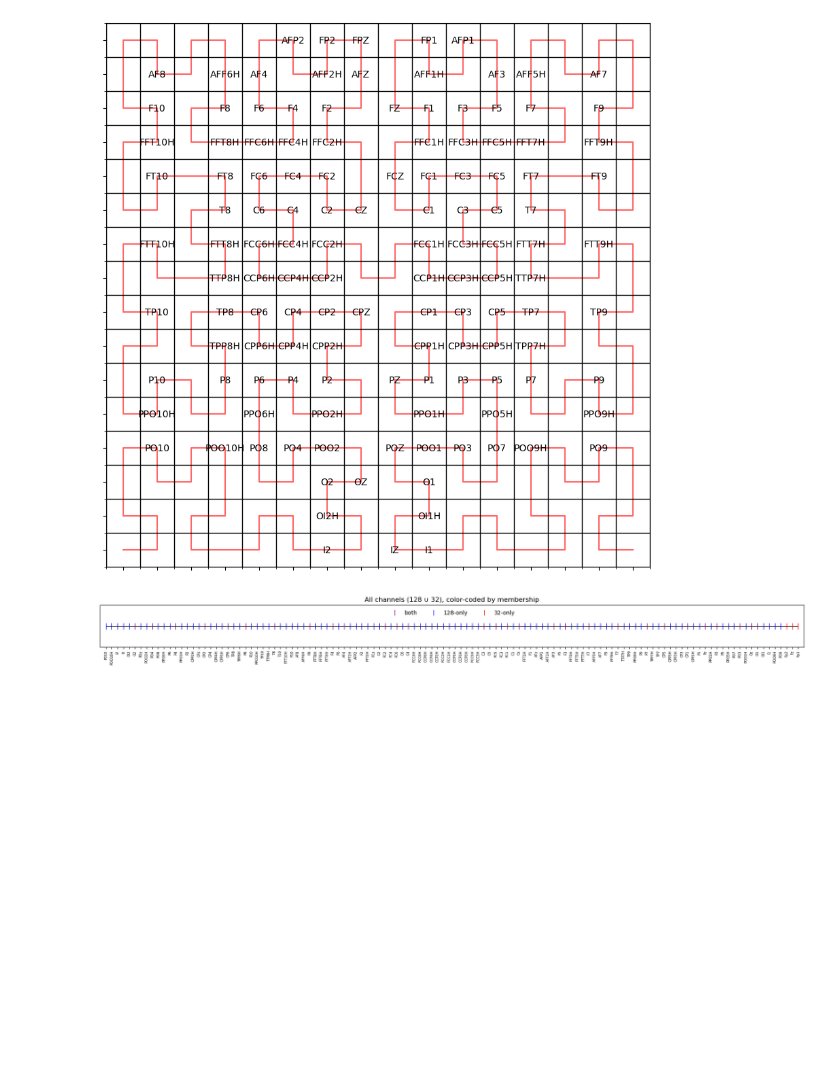
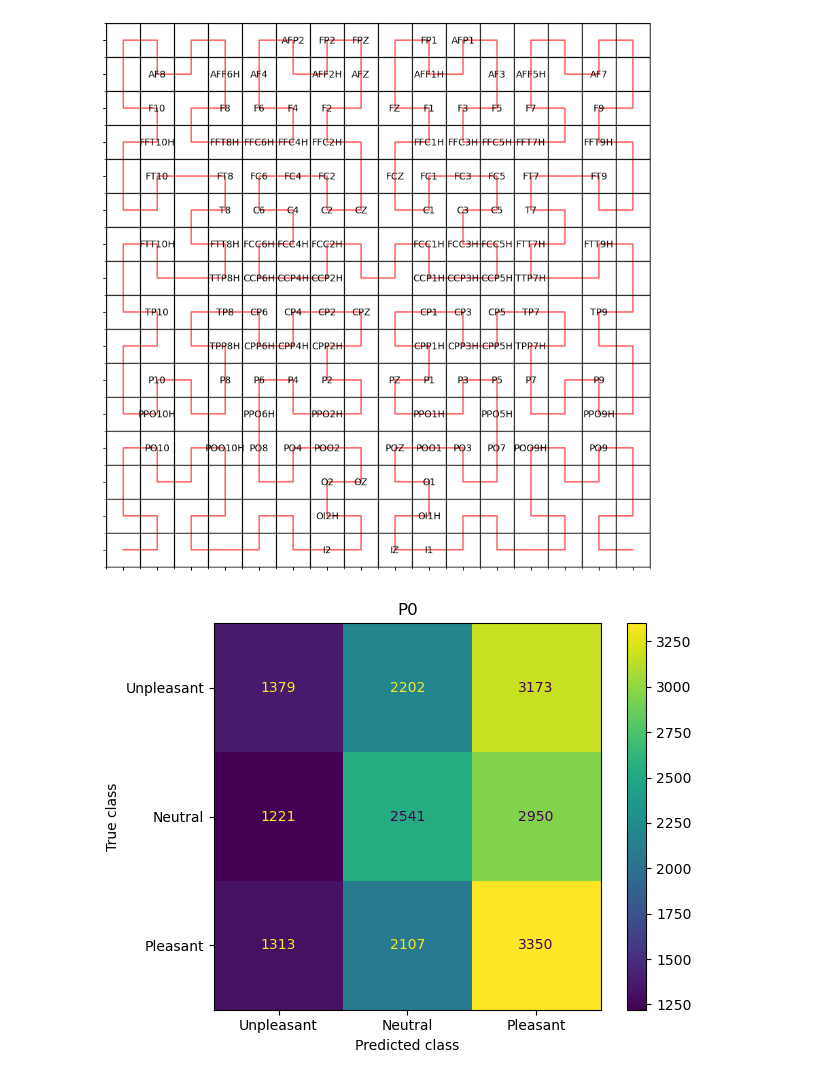
Before and after one commit to agustin-lorenzo/emotion-recognition-thesis, a Jupyter notebook: hilbert_curve.ipynb, the cells around one changed output. Cells and saved outputs as stored; diff of their text form; code cells hidden in the pictures; blank space fills up the shorter version.

Commit message:
Updated Hilbert curves

```diff
--- a/hilbert_curve.ipynb
+++ b/hilbert_curve.ipynb
@@ -173,65 +174,44 @@ Channel order and Hilbert curve for Private dataset, 128 channels:
 ['PO10', 'POO10H', 'I2', 'OI2H', 'O2', 'OZ', 'POO2', 'PO4', 'PO8', 'PPO6H', 'P6', 'P4', 'PPO2H', 'P2', 'CPP2H', 'CPZ', 'CP2', 'CP4', 'CPP4H', 'CPP6H', 'CP6', 'TP8', 'TPP8H', 'P8', 'P10', 'PPO10H', 'TP ...
 [figure]
 # %%
+import numpy as np
 import matplotlib.pyplot as plt
+from sklearn.metrics import ConfusionMatrixDisplay
 
-# your two orders
-hilbert_128 = [
-    'PO10','POO10H','I2','Iz','OI2','O2','POz','POO2H','PO4','PO8','PPO6H','P6','P4','PPO1H','P2',
-    'CPP2H','CPz','CP2','CP4','CPP4H','CPP6H','CP6','TP8','TPP8H','P8','P10','PPO10H','TP10','TTP8H',
-    'T8','T10','FFT10H','F10','AF8','AFF6H','F8','FFT8H','FFT6H','FFT4H','F4','F6','AF4','AFF2H','AFP2',
-    'F2','FFT2H','FCz','C2','FC2','FC4','FC6','C6','C4','FCC4H','FCC6H','CCP6H','CCP4H','CCP2H','FCC2H',
-    'FCC1H','CCP1H','CCP3H','CCP5H','FCC5H','FCC3H','C3','C5','FC5','FC3','FC1','C1','Cz','FFT1H','F1',
-    'AFz','AFP1','AFF1H','AF3','F5','F3','FFT3H','FFT5H','FFT7H','F7','AFF5H','AF7','F9','FFT9H','T7',
-    'TTP7H','TP9','PPO9H','P9','P7','TPP7H','TP7','CP5','CPP5H','CPP3H','CP3','CP1','CPP1H','P1','Pz',
-    'PPO1H','P3','P5','PPO5H','PO7','PO3','POO1H','Oz','O1','OI1','I1','POO9H','PO9'
-]
-hilbert_32 = [
-    'O2','Oz','PO4','CP2','P4','CP6','P8','T8',
-    'F8','Fp2','AF4','F4','FC6','C4','FC2','Cz',
-    'FC1','C3','FC5','F3','AF3','Fz','Fp1','F7',
-    'T7','P7','CP5','P3','CP1','Pz','PO3','O1'
-]
+# Per‐fold confusion matrices
+fold1 = np.array([[429, 505, 417],
+                  [376, 565, 402],
+                  [412, 483, 459]])
 
-# build the union in 128 order, appending any 32-only at end
-union = hilbert_128 + [c for c in hilbert_32 if c not in hilbert_128]
-N = len(union)
+fold2 = np.array([[110, 387, 854],
+                  [ 93, 422, 827],
+                  [ 75, 360, 919]])
 
-# decide colors
-colors = []
-for c in union:
-    if   c in hilbert_128 and c in hilbert_32: colors.append('purple')
-    elif c in hilbert_128:                     colors.append('blue')
-    else:                                       colors.append('red')
+fold3 = np.array([[260, 498, 593],
+                  [241, 593, 508],
+                  [257, 497, 600]])
 
-fig, ax = plt.subplots(figsize=(N * 0.15, 2))
-# draw the number line
-ax.hlines(0, xmin=0, xmax=N-1, color='black', linewidth=1)
+fold4 = np.array([[281, 474, 596],
+                  [234, 547, 561],
+                  [277, 444, 633]])
 
-# draw ticks
-for i, col in enumerate(colors):
-    ax.plot(i, 0, marker='|', color=col, markersize=12)
+fold5 = np.array([[299, 338, 713],
+                  [277, 414, 652],
+                  [292, 323, 739]])
 
-# x labels
-ax.set_xticks(range(N))
-ax.set_xticklabels(union, rotation=90, fontsize=6)
-ax.set_yticks([])
+# Sum them elementwise
+overall_cm = fold1 + fold2 + fold3 + fold4 + fold5
 
-# margins & limits
-ax.set_xlim(-1, N)
-ax.set_ylim(-1, 1)
-plt.title("All channels (128 ∪ 32), color‑coded by membership")
+# Plot the overall confusion matrix
+labels = ['Unpleasant', 'Neutral', 'Pleasant']
+disp = ConfusionMatrixDisplay(confusion_matrix=overall_cm, display_labels=labels)
+disp.plot(cmap='viridis', values_format='d')
 
-# legend
-from matplotlib.lines import Line2D
-legend_elems = [
-    Line2D([0],[0], marker='|', color='purple', label='both', markersize=10, linestyle=''),
-    Line2D([0],[0], marker='|', color='blue',   label='128‑only', markersize=10, linestyle=''),
-    Line2D([0],[0], marker='|', color='red',    label='32‑only',  markersize=10, linestyle='')
-]
-ax.legend(handles=legend_elems, loc='upper center', ncol=3, frameon=False)
-
+plt.xlabel('Predicted class')
+plt.ylabel('True class')
+plt.title('P0')
 plt.tight_layout()
+plt.savefig("metrics/P0/overall_confusion_matrix.svg", format="svg")
 plt.show()
 # %% [output]
-[figure, old version]
+[figure, new version]
```
Also changed, not shown: parts of 1 cell of this notebook.
